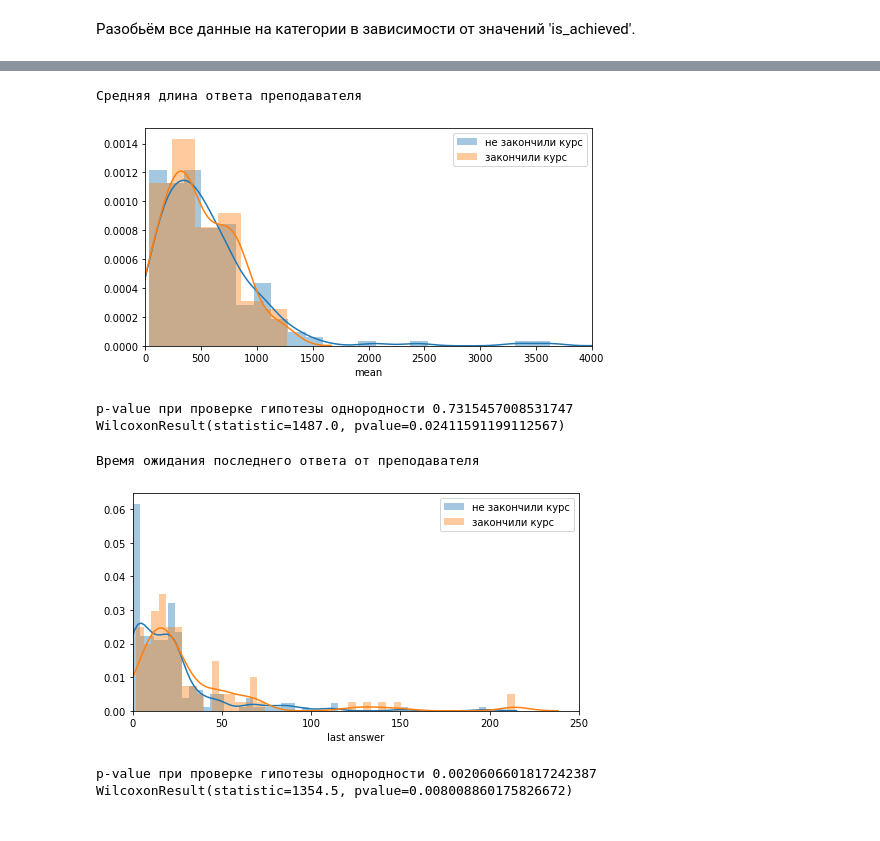
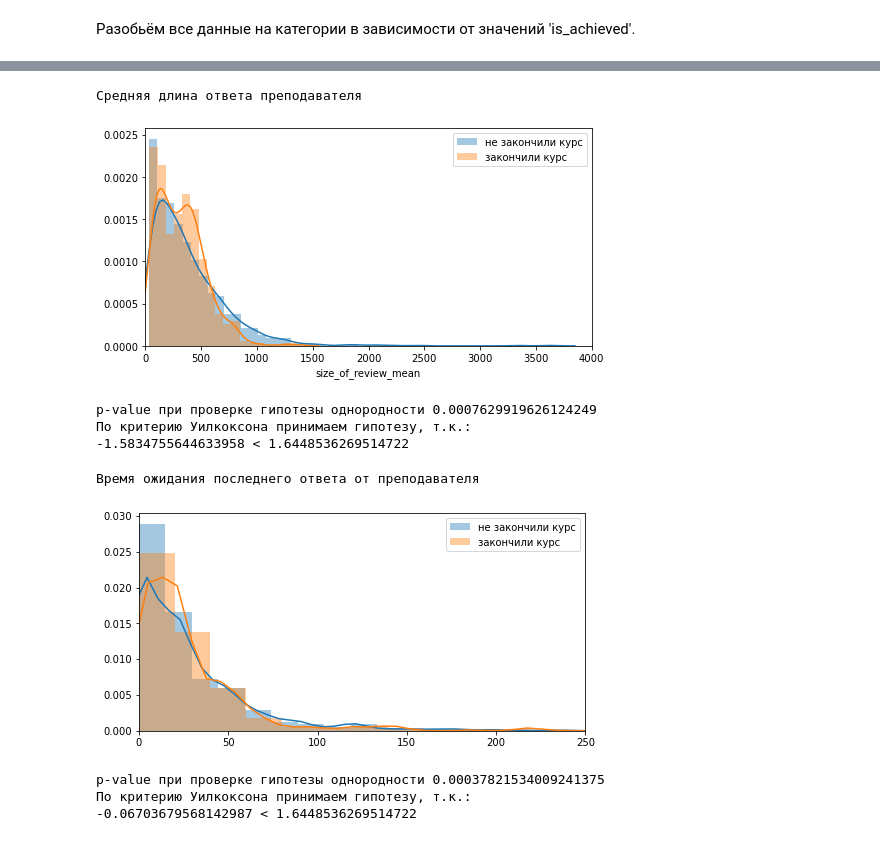
Before and after one commit to deethereal/Sirius_project, a Jupyter notebook: data_and_2__.ipynb, the cells around one changed output, grey strips where cells are left out. Saved outputs shown, nothing was run; the diff lists cells and outputs as text; code cells hidden in the pictures.

```diff
--- a/data_and_2__.ipynb
+++ b/data_and_2__.ipynb
@@ -480,18 +458,20 @@ df1
 # %%
 import statistics
 
-df2 = df.sort_values(by = ['user_id', 'course_element_id', 'tries_count'])
-person = df['user_id'][0]
+df2 = df.sort_values(by = ['user_id', 'course_element_id', 'tries_count', 'is_achieved', 'course_module_id'])
+person = df2['user_id'][0]
 task = df2['course_element_id'][0]
+course = df2['course_module_id'][0]
 tr = 0
 tr_count = 0
 last_a = 0
 is_winner = 0
 w = []
-last_answer = []
+last_answer0 = []
+last_answer1 = []
 tries = []
 for i in range(len(df['user_id'])):
-    if person == df['user_id'][i]:
+    if person == df['user_id'][i] and course == df['course_module_id'][i]:
         last_a = df['hours_diff'][i]
         is_winner = df['is_achieved'][i]
         if task == df2['course_element_id'][i]:
@@ -502,8 +482,12 @@ for i in range(len(df['user_id'])):
     else:
         tries.append(tr_count)
         w.append(is_winner)
-        last_answer.append(last_a)
+        if is_winner == 0:
+            last_answer0.append(last_a)
+        else:
+            last_answer1.append(last_a)
         person = df['user_id'][i]
+        course = df['course_module_id'][i]
         task == df2['course_element_id'][i]
         tr = 0
         tr_count = 0
@@ -530,5 +496,22 @@ df1.head(10)
 # %% [markdown]
 Разобьём все данные на категории в зависимости от значений 'is_achieved'.
+# %%
+alpha = 0.05
+def U(x, n, y, m):
+    I = 0
+    for i in range(n):
+        for j in range(m):
+            if x[i]<y[j]:
+                I = I + 1
+    EI = n*m/2
+    DI = (n+m+1)*n*m/12
+    T = (I-EI)/math.sqrt(DI)
+    if T > sts.norm.ppf(1-alpha, loc = 0, scale = 1):
+        print("По критерю Уилкоксона отвергаем гипотезу, т.к.:")
+        print(str(T)+" > "+str(sts.norm.ppf(1-alpha, loc = 0, scale = 1)))
+    else:
+        print("По критерию Уилкоксона принимаем гипотезу, т.к.:")
+        print(str(T)+" < "+str(sts.norm.ppf(1-alpha, loc = 0, scale = 1)))
 # %%
 import seaborn as sb
 from scipy import stats
@@ -626,35 +622,42 @@ WilcoxonResult(statistic=1566.0, pvalue=0.10287862806479103)
 # %%
 plt.figure(figsize=(8, 4))
-sb.distplot(df_0['size_of_review']['mean'], label = 'не закончили курс')
-sb.distplot(df_1['size_of_review']['mean'], label = 'закончили курс')
+sb.distplot(df_0['size_of_review_mean'], label = 'не закончили курс')
+sb.distplot(df_1['size_of_review_mean'], label = 'закончили курс')
 print('Средняя длина ответа преподавателя')
 plt.xlim(0, 4000)
 plt.legend()
 plt.show()
-print('p-value при проверке гипотезы однородности', stats.ks_2samp(df_0['size_of_review']['mean'], df_1['size_of_review']['mean'])[1])
+print('p-value при проверке гипотезы однородности', stats.ks_2samp(df_0['size_of_review_mean'], df_1['size_of_review_mean'])[1])
 
 
-print(sts.wilcoxon(df_0['size_of_review']['mean'][:90],df_1['size_of_review']['mean'][:90]))
+t1 = df_0['size_of_review_mean'].tolist()
+t2 = df_1['size_of_review_mean'].tolist()
+U(t1, 776, t2, 357)
 # %% [output]
 Средняя длина ответа преподавателя
-[figure, old version]
+[figure, new version]
-p-value при проверке гипотезы однородности 0.7315457008531747
-WilcoxonResult(statistic=1487.0, pvalue=0.02411591199112567)
+p-value при проверке гипотезы однородности 0.0007629919626124249
+По критерию Уилкоксона принимаем гипотезу, т.к.:
+-1.5834755644633958 < 1.6448536269514722
 # %%
+
 plt.figure(figsize=(8, 4))
-sb.distplot(df_0['last answer'], bins = 50, label = 'не закончили курс')
-sb.distplot(df_1['last answer'], bins = 50, label = 'закончили курс')
+sb.distplot(last_answer0, label = 'не закончили курс')
+sb.distplot(last_answer1, label = 'закончили курс')
 print('Время ожидания последнего ответа от преподавателя')
 plt.xlim(0, 250)
 plt.legend()
 plt.show()
-print('p-value при проверке гипотезы однородности', stats.ks_2samp(df_0['last answer'], df_1['last answer'])[1])
+print('p-value при проверке гипотезы однородности', stats.ks_2samp(last_answer0, last_answer1)[1])
 
 
-print(sts.wilcoxon(df_0['last answer'][:90],df_1['last answer'][:90]))
+t1 = last_answer0
+t2 = last_answer1
+U(t1, 776, t2, 357)
 # %% [output]
 Время ожидания последнего ответа от преподавателя
-[figure, old version]
+[figure, new version]
-p-value при проверке гипотезы однородности 0.0020606601817242387
-WilcoxonResult(statistic=1354.5, pvalue=0.008008860175826672)
+p-value при проверке гипотезы однородности 0.00037821534009241375
+По критерию Уилкоксона принимаем гипотезу, т.к.:
+-0.06703679568142987 < 1.6448536269514722
 # %%
```
Also changed, not shown: parts of 27 cells of this notebook.
